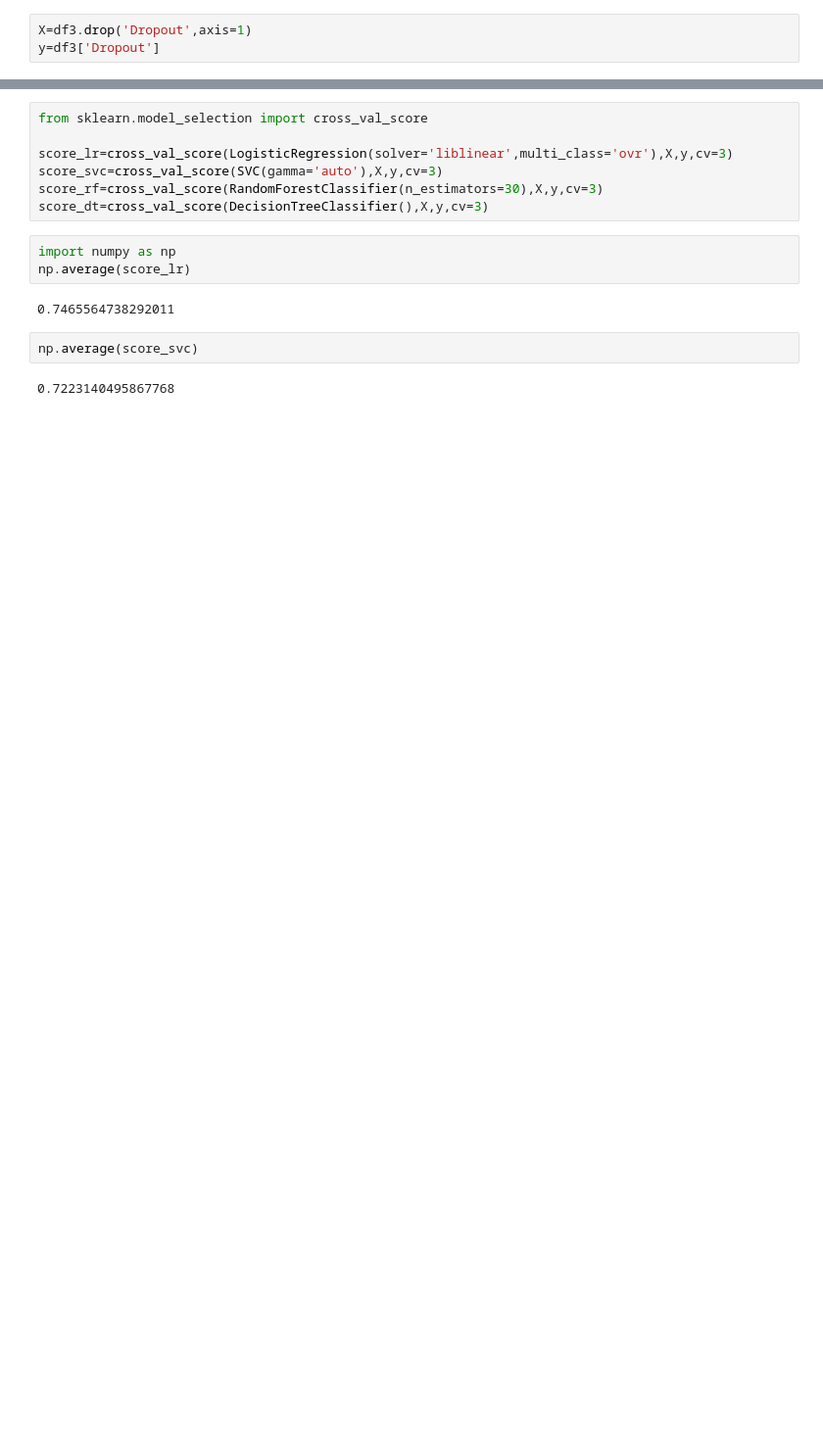
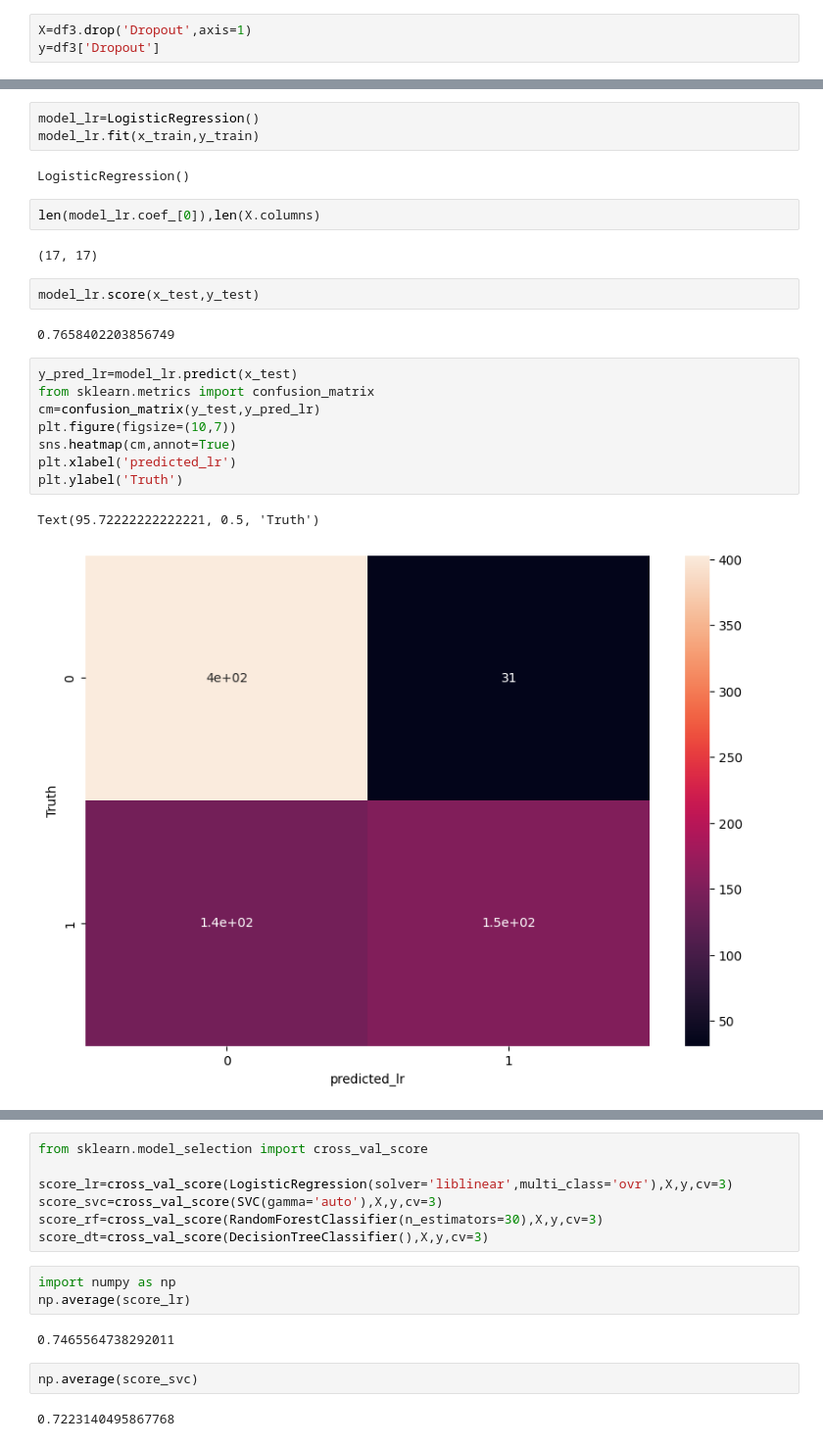
Before and after one commit to Nituhimani/Student_dropout_prediction, a Jupyter notebook: New_analysis.ipynb, the cells around one changed output, grey strips where cells are left out. Shown: that part at 98% size. Cells and saved outputs as stored; diff of their text form; blank space fills up the shorter version.

```diff
--- a/New_analysis.ipynb
+++ b/New_analysis.ipynb
@@ -182,0 +169,24 @@ from sklearn.tree import DecisionTreeClassifier
+# %%
+model_lr=LogisticRegression()
+model_lr.fit(x_train,y_train)
+# %% [output]
+LogisticRegression()
+# %%
+len(model_lr.coef_[0]),len(X.columns)
+# %% [output]
+(17, 17)
+# %%
+model_lr.score(x_test,y_test)
+# %% [output]
+0.7658402203856749
+# %%
+y_pred_lr=model_lr.predict(x_test)
+from sklearn.metrics import confusion_matrix
+cm=confusion_matrix(y_test,y_pred_lr)
+plt.figure(figsize=(10,7))
+sns.heatmap(cm,annot=True)
+plt.xlabel('predicted_lr')
+plt.ylabel('Truth')
+# %% [output]
+Text(95.72222222222221, 0.5, 'Truth')
+[figure, added]
```
Also changed, not shown: parts of 27 cells of this notebook.
